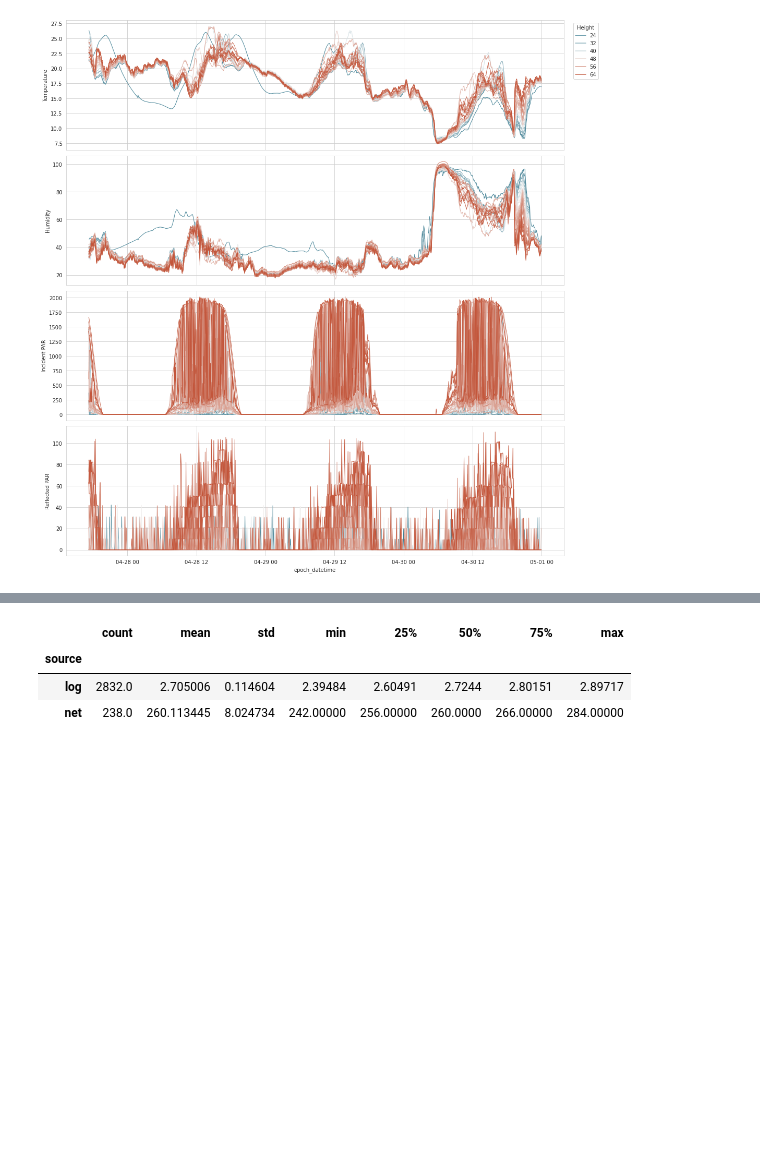
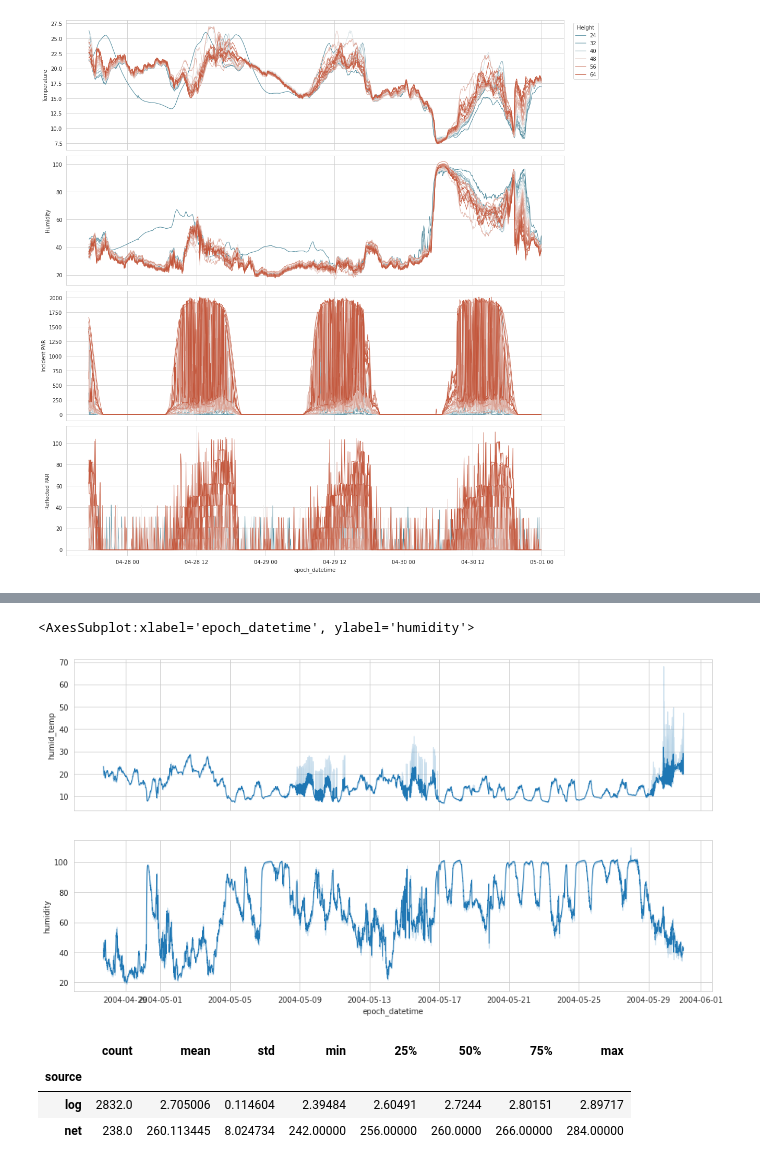
Before and after one commit to WHITSNAK/sta521_proj1, a Jupyter notebook: ryan_eda.ipynb, the cells around one changed output, grey strips where cells are left out. Cells and saved outputs as stored; diff of their text form; code cells hidden in the pictures; blank space fills up the shorter version.

```diff
--- a/ryan_eda.ipynb
+++ b/ryan_eda.ipynb
@@ -227,3 +245,27 @@ fig.show()
+# %%
+to_plot = df[df.epoch_datetime.between('2004-04-27','2004-05-31', inclusive="left")]
+fig, ax = plt.subplots(2, 1, figsize=(15, 8), sharex=True)
+
+sns.lineplot(data=to_plot, x='epoch_datetime', y='humid_temp', ax=ax[0], linewidth=1)
+sns.lineplot(data=to_plot, x='epoch_datetime', y='humidity', ax=ax[1], linewidth=1)
+# sns.lineplot(data=to_plot, x='epoch_datetime', y='incident_par', hue='height', ax=ax[2], linewidth=1, palette=sns.diverging_palette(220, 20, as_cmap=True))
+# sns.lineplot(data=to_plot, x='epoch_datetime', y='reflected_par', hue='height', ax=ax[3], linewidth=1, palette=sns.diverging_palette(220, 20, as_cmap=True))
+
+# ax[0].get_legend().remove()
+# ax[0].set_ylabel('Temperature')
+# ax[0].legend(bbox_to_anchor=(1.075, 1), title='Height')
+# ax[1].get_legend().remove()
+# ax[1].set_ylabel('Humidity')
+# ax[2].get_legend().remove()
+# ax[2].set_ylabel('Incident PAR')
+# ax[3].get_legend().remove()
+# ax[3].set_ylabel('Reflected PAR')
+
+# fig.tight_layout()
+# fig.show()
+# %% [output]
+<AxesSubplot:xlabel='epoch_datetime', ylabel='humidity'>
+[figure, added]
 # %%
 df[df.nodeid==78].groupby('source').voltage.describe()
 # %% [output]
```
Also changed, not shown: parts of 4 cells of this notebook, 2 other files.
